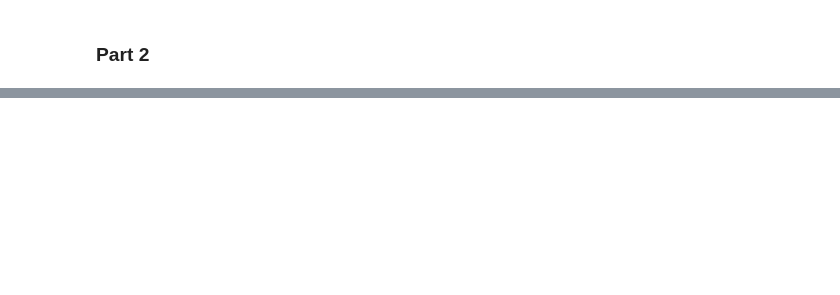
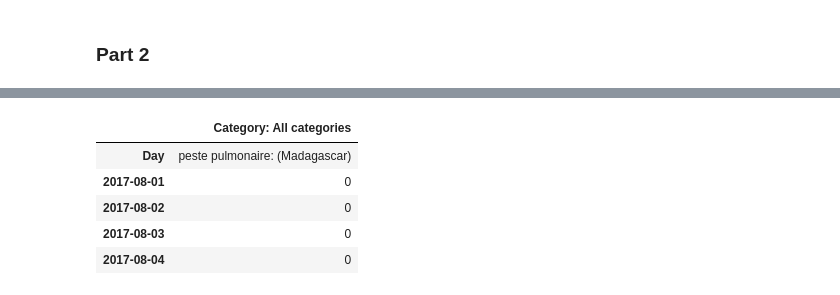
Before and after one commit to flaviagt/DSC190-HW3, a Jupyter notebook: code.ipynb, the cells around one changed output, grey strips where cells are left out. Saved outputs shown, nothing was run; the diff lists cells and outputs as text; code cells hidden in the pictures; blank space fills up the shorter version.

Commit message:
added and lead google trend data for part 2

```diff
--- a/code.ipynb
+++ b/code.ipynb
@@ -51,0 +71,10 @@ print("Outbreak peak (week of):", peak_row["date"].date(), "with", peak_row["new
+# %%
+df_pulmonaire = pd.read_csv('data/peste_pulmonaire.csv')
+df_pulmonaire.head()
+# %% [output]
+|  | Category: All categories |
+| Day | peste pulmonaire: (Madagascar) |
+| 2017-08-01 | 0 |
+| 2017-08-02 | 0 |
+| 2017-08-03 | 0 |
+| 2017-08-04 | 0 |
```
Also changed, not shown: parts of 6 cells of this notebook, 4 other files.
